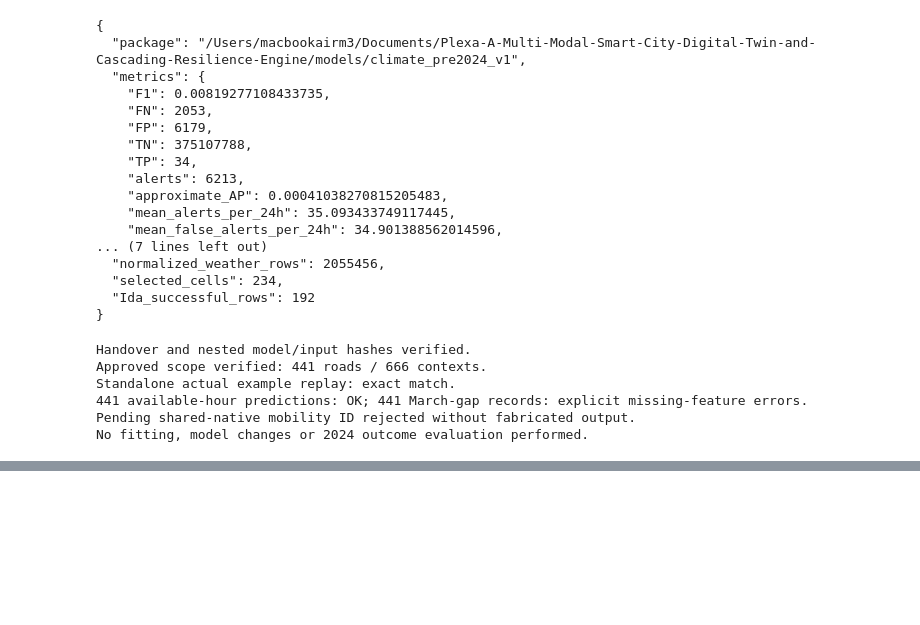
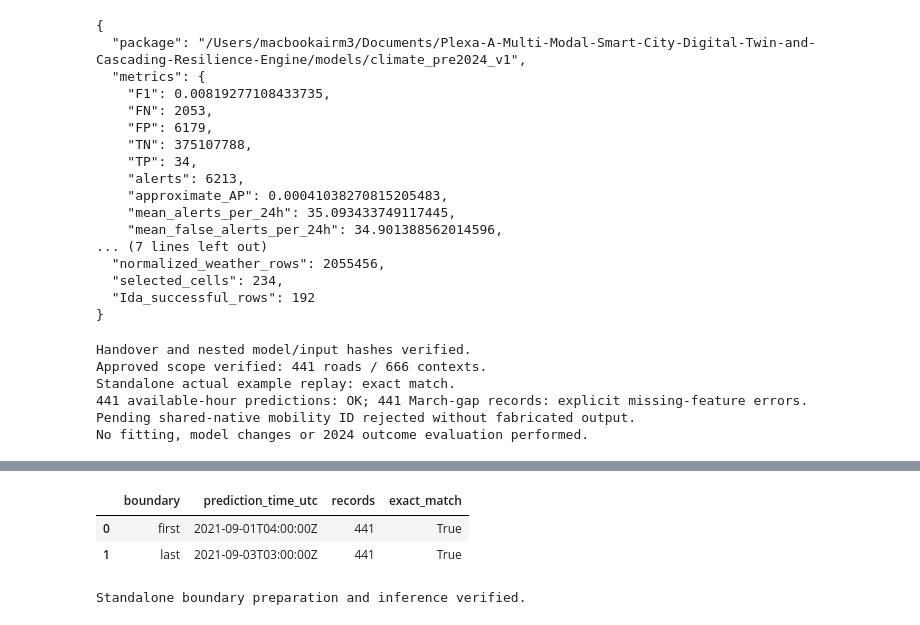
Before and after one commit to anaszpro/Plexa-A-Multi-Modal-Smart-City-Digital-Twin-and-Cascading-Resilience-Engine, a Jupyter notebook: notebooks/05_climate_pre2024_baseline.ipynb, the cells around one changed output, grey strips where cells are left out. Saved outputs shown, nothing was run; the diff lists cells and outputs as text; code cells hidden in the pictures; blank space fills up the shorter version.

```diff
--- a/notebooks/05_climate_pre2024_baseline.ipynb
+++ b/notebooks/05_climate_pre2024_baseline.ipynb
@@ -2549,0 +3234,60 @@ No fitting, model changes or 2024 outcome evaluation performed.
+# %%
+import tempfile
+
+ida_cli_checks = []
+
+with tempfile.TemporaryDirectory(prefix="plexa-ida-check-") as temporary:
+    temporary = Path(temporary)
+
+    for boundary, timestamp in [
+        ("first", ida_hours[0]),
+        ("last", ida_hours[-1]),
+    ]:
+        stamp = timestamp.isoformat().replace("+00:00", "Z")
+        request_path = temporary / f"{boundary}_request.json"
+        result_path = temporary / f"{boundary}_result.json"
+
+        completed = subprocess.run(
+            [
+                sys.executable, str(IDA_MODEL_DIR / "prepare_request.py"),
+                "--bundle", str(IDA_MODEL_DIR),
+                "--inputs", str(IDA_INPUT_DIR),
+                "--time", stamp,
+                "--request", str(request_path),
+                "--result", str(result_path),
+            ],
+            cwd=temporary,
+            env=dict(os.environ, LOKY_MAX_CPU_COUNT="2",
+                     PYTHONDONTWRITEBYTECODE="1"),
+            capture_output=True, text=True,
+        )
+
+        if completed.returncode != 0:
+            raise RuntimeError(completed.stdout + completed.stderr)
+
+        actual = json.loads(result_path.read_text())
+        expected = [
+            {k: v for k, v in r.items()
+             if k not in ["prediction_time_utc", "request_sha256"]}
+            for r in ida_saved_by_hour[stamp]
+        ]
+
+        assert actual["records"] == expected
+        assert actual["request_sha256"] == (
+            ida_saved_by_hour[stamp][0]["request_sha256"]
+        )
+
+        ida_cli_checks.append({
+            "boundary": boundary,
+            "prediction_time_utc": stamp,
+            "records": len(actual["records"]),
+            "exact_match": True,
+        })
+
+display(pd.DataFrame(ida_cli_checks))
+print("Standalone boundary preparation and inference verified.")
+# %% [output]
+|  | boundary | prediction_time_utc | records | exact_match |
+| 0 | first | 2021-09-01T04:00:00Z | 441 | True |
+| 1 | last | 2021-09-03T03:00:00Z | 441 | True |
+Standalone boundary preparation and inference verified.
```
Also changed, not shown: parts of 18 cells of this notebook.
